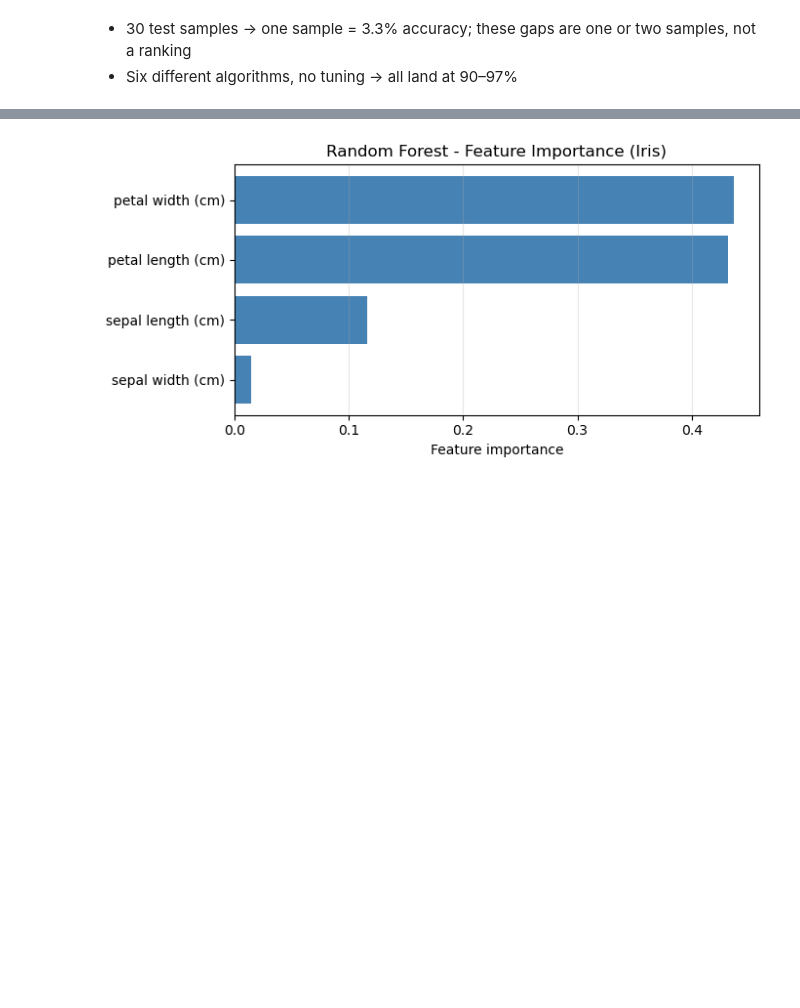
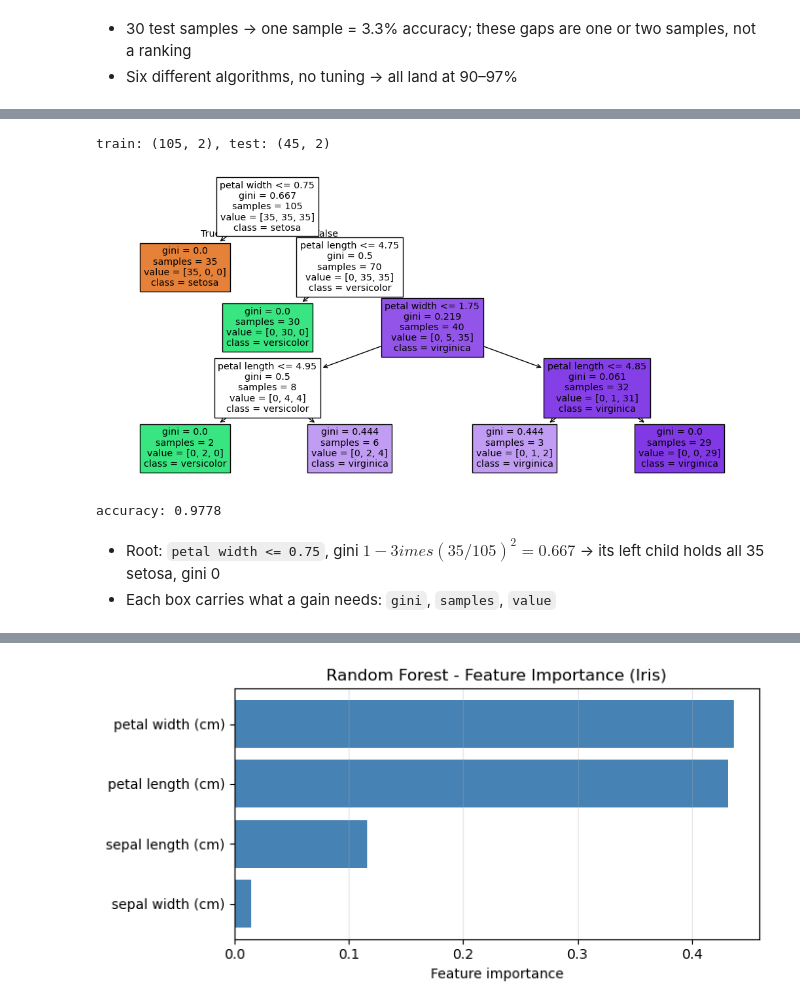
Before and after one commit to jongmoonha/AI-ME-Practice, a Jupyter notebook: Practice03_ML_Models.ipynb, the cells around one changed output, grey strips where cells are left out. Drawn from its saved outputs; the diff is of its cells as text; code cells hidden in the pictures; blank space fills up the shorter version.

```diff
--- a/Practice03_ML_Models.ipynb
+++ b/Practice03_ML_Models.ipynb
@@ -291,0 +298,25 @@ display(results_classification)
+# %%
+X_petal = iris.data[:, [2, 3]]          # petal length, petal width
+petal_names = ['petal length', 'petal width']
+
+X_train_petal, X_test_petal, y_train_petal, y_test_petal = train_test_split(
+    X_petal, iris.target, test_size=0.3, random_state=1, stratify=iris.target)
+
+model_tree = DecisionTreeClassifier(max_depth=4, random_state=1)
+model_tree.fit(X_train_petal, y_train_petal)
+y_pred_tree = model_tree.predict(X_test_petal)
+
+print(f'train: {X_train_petal.shape}, test: {X_test_petal.shape}')
+
+fig, ax = plt.subplots(figsize=(13, 6))
+plot_tree(model_tree, feature_names=petal_names, class_names=iris.target_names, filled=True, ax=ax)
+plt.show()
+
+print(f'accuracy: {accuracy_score(y_test_petal, y_pred_tree):.4f}')
+# %% [output]
+train: (105, 2), test: (45, 2)
+[figure, added]
+accuracy: 0.9778
+# %% [markdown]
+- Root: `petal width <= 0.75`, gini $1 - 3 	imes (35/105)^2 = 0.667$ → its left child holds all 35 setosa, gini 0
+- Each box carries what a gain needs: `gini`, `samples`, `value`
```
Also changed, not shown: parts of 13 cells of this notebook.
